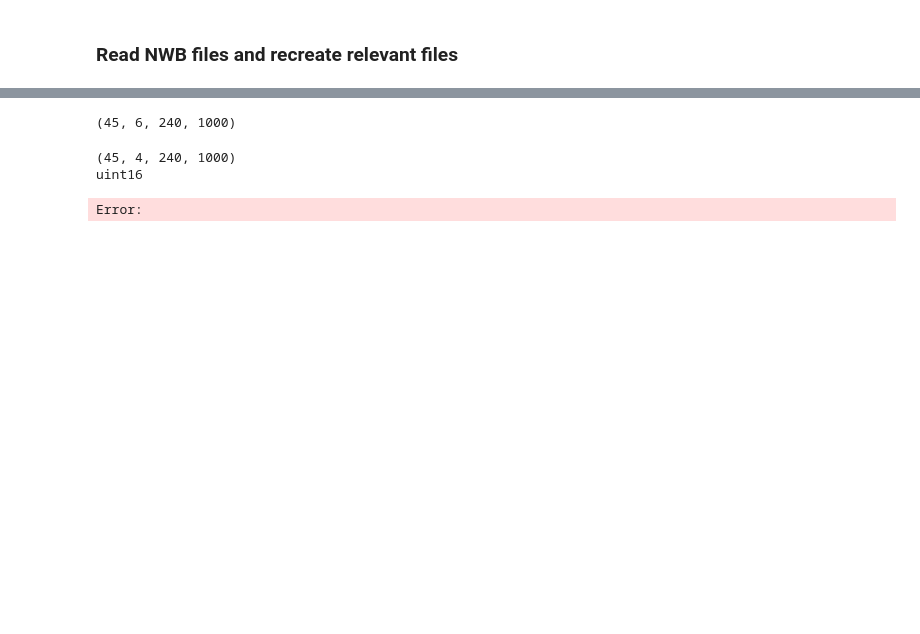
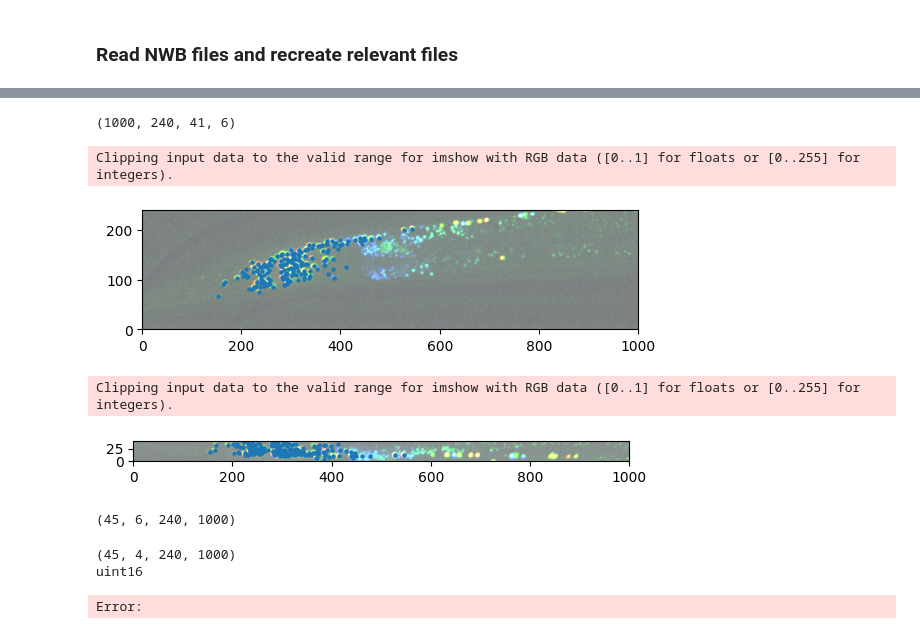
Before and after one commit to focolab/eats-worm, a Jupyter notebook: NWB/create_NWB.ipynb, the cells around one changed output, grey strips where cells are left out. Cells and saved outputs as stored; diff of their text form; code cells hidden in the pictures; blank space fills up the shorter version.

```diff
--- a/NWB/create_NWB.ipynb
+++ b/NWB/create_NWB.ipynb
@@ -32,5 +33,5 @@ from MultiChannelVol import CElegansSubject, OpticalChannelReferences, OpticalCh
 # %%
-datapath = os.path.join('/Users', 'danielsprague', 'FOCO_lab', 'data')
+datapath = os.path.join('/Users', 'danielysprague', 'foco_lab', 'data')
 # %% [markdown]
 ### Creating NWB file for NeuroPAL data
 # %%
@@ -229,14 +432,16 @@ create_file_FOCO('NP_FOCO_cropped/2022-04-26-w01-NP1', reference_frame = 'origin
 # %% [markdown]
 ### Read NWB files and recreate relevant files
 # %%
-with NWBHDF5IO(datapath+"/nwb/2022-02-12-w01-NP1.nwb", mode='r', load_namespaces=True) as io:
+with NWBHDF5IO(datapath+"/nwb/2021-12-03-w00-NP1.nwb", mode='r', load_namespaces=True) as io:
     read_nwbfile = io.read()
+    print(read_nwbfile.processing['NeuroPAL'])
     subject = read_nwbfile.subject #get the metadata about the experiment subject
+    growth_stage = subject.growth_stage
     image = read_nwbfile.acquisition['NeuroPALImageRaw'].data[:] #get the neuroPAL image as a np array
     resolution = read_nwbfile.acquisition['NeuroPALImageRaw'].resolution[:] #get the resolution of the image in um/pixels
     channels = read_nwbfile.acquisition['NeuroPALImageRaw'].RGBW_channels[:] #get which channels of the image correspond to which RGBW pseudocolors
     seg = read_nwbfile.processing['NeuroPAL']['VolumeSegmentation'].voxel_mask[:] #get the locations of neuron centers
     im_vol = read_nwbfile.processing['NeuroPAL']['ImagingVolume'] #get the metadata associated with the imaging acquisition
     optchans = read_nwbfile.processing['NeuroPAL']['ImagingVolume'].optical_channel_plus[:] #get information about all of the optical channels used in acquisition
-    chan_refs = read_nwbfile.processing['NeuroPAL']['OpticalChannelRefs'].data[:] #get the order of the optical channels in the image
+    chan_refs = read_nwbfile.processing['NeuroPAL']['OpticalChannelRefs'].channels[:] #get the order of the optical channels in the image
     proc_image = read_nwbfile.processing['ProcessedImage']['Hist_match_med_filt'].data[:] #get the pre-processed image
@@ -247,5 +496,6 @@ Recreate blobs.csv from vol_seg
 
 blobs = pd.DataFrame.from_records(seg, columns=['X', 'Y','Z','weight', 'ID'])
 blobs = blobs.drop(['weight'], axis=1)
-blobs = blobs.replace('nan', '', regex=True)
-blobs.to_csv(datapath+'/nwb/test.csv')
+blobs = blobs.replace('nan', np.nan, regex=True)
+#blobs = blobs.replace('nan', '', regex=True)
+#blobs.to_csv(datapath+'/nwb/test.csv')
@@ -252,3 +519,40 @@ blobs.to_csv(datapath+'/nwb/test.csv')
+# %%
+import matplotlib.pyplot as plt
+
+newimage = image
+RGB = newimage[:,:,:,channels[:-1]]
+
+print(newimage.shape)
+
+Zmax = np.max(RGB, axis=2)
+Ymax = np.max(RGB, axis=1)
+# %% [output]
+(1000, 240, 41, 6)
+# %%
+plt.figure()
+
+plt.imshow(np.transpose(Zmax, [1,0,2]))
+plt.scatter(blobs['x'], blobs['y'], s=5)
+plt.xlim((0, Zmax.shape[0]))
+plt.ylim((0, Zmax.shape[1]))
+plt.gca().set_aspect('equal')
+
+plt.show()
+
+plt.figure()
+
+plt.imshow(np.transpose(Ymax, [1,0,2]))
+plt.scatter(blobs['x'], blobs['z'], s=5)
+plt.xlim((0, Ymax.shape[0]))
+plt.ylim((0, Ymax.shape[1]))
+plt.gca().set_aspect('equal')
+
+plt.show()
+# %% [output]
+Clipping input data to the valid range for imshow with RGB data ([0..1] for floats or [0..255] for integers).
+[figure, added]
+Clipping input data to the valid range for imshow with RGB data ([0..1] for floats or [0..255] for integers).
+[figure, added]
 # %%
 '''
 Recreate original image from acquisition raw image
```
Also changed, not shown: parts of 15 cells of this notebook, 12 other files.
